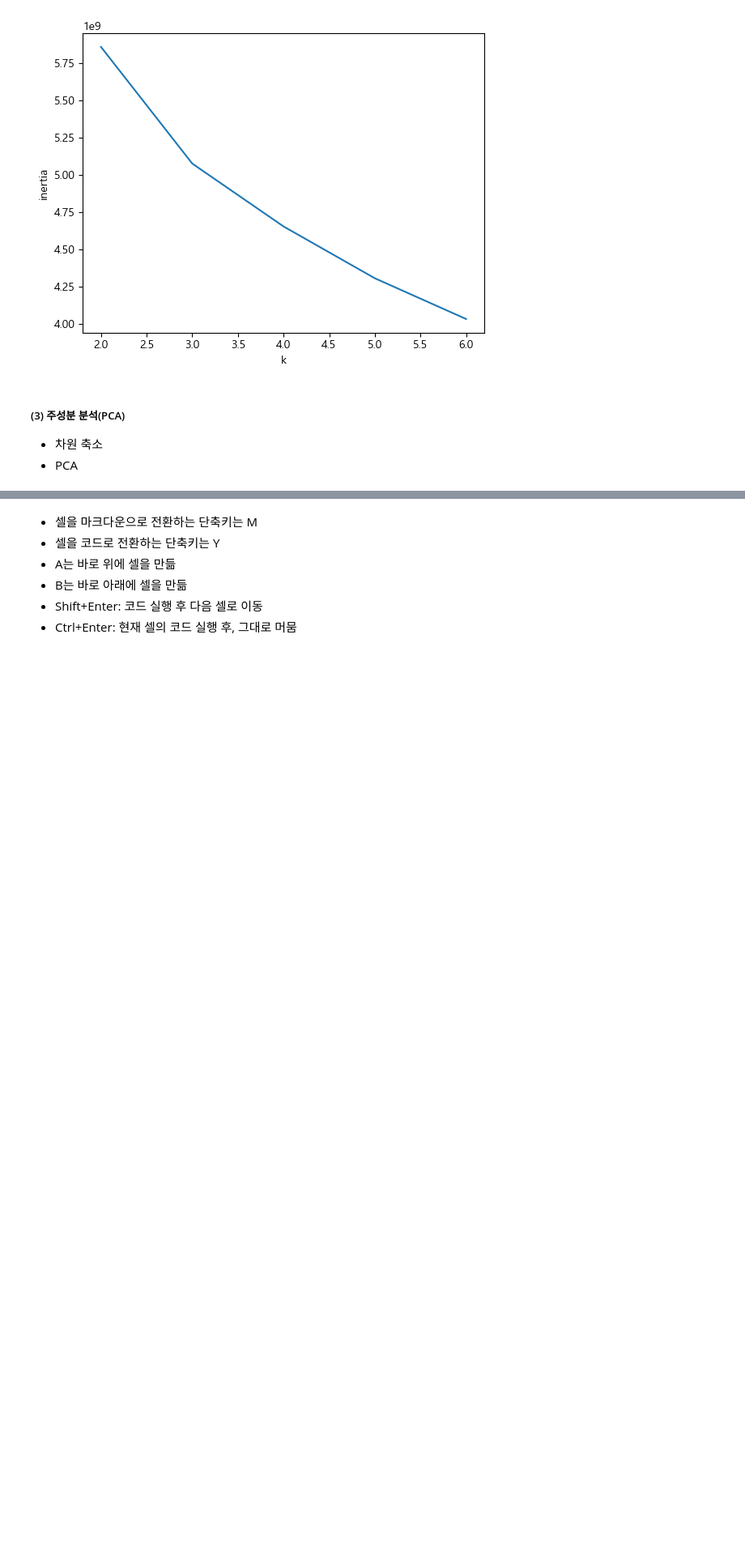
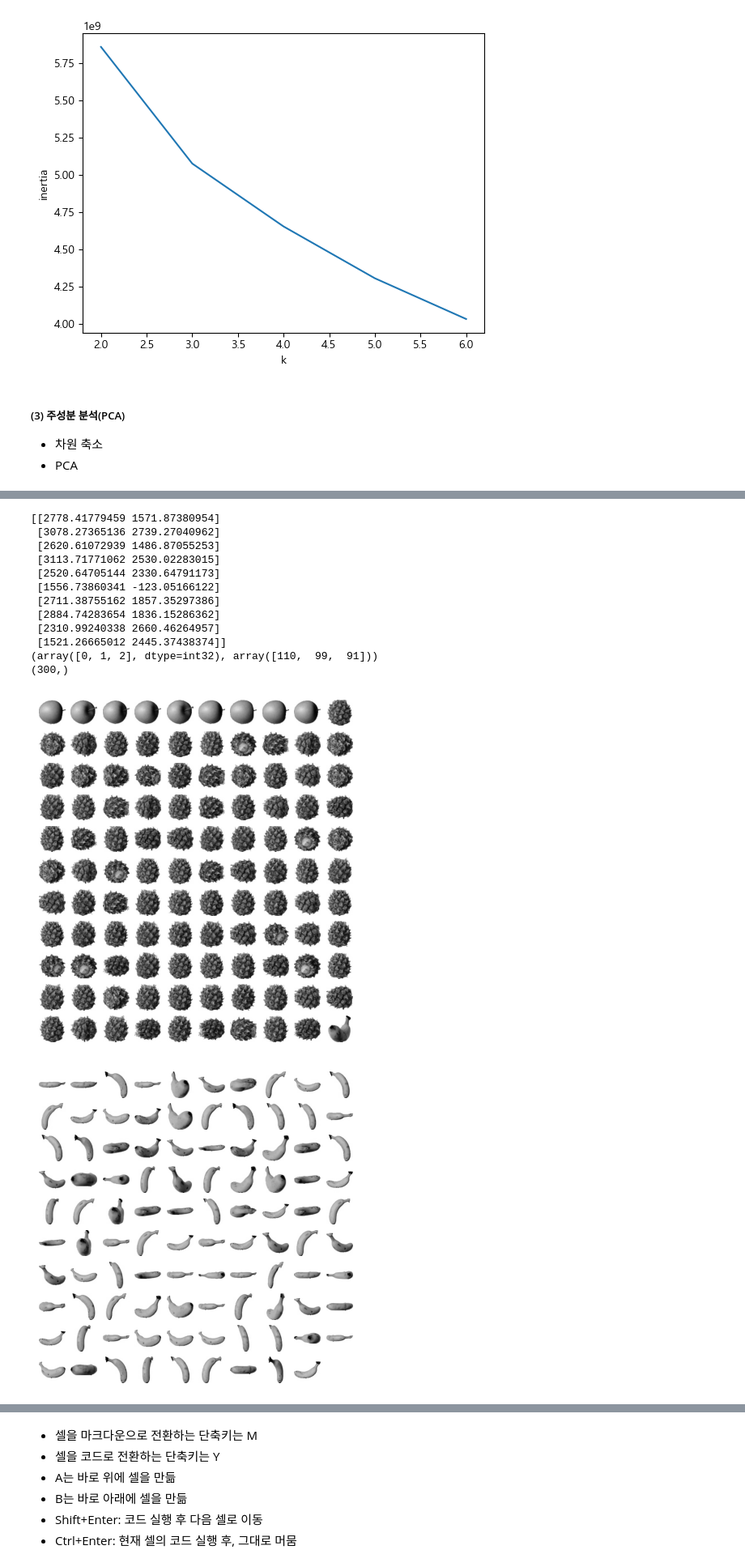
Before and after one commit to yccho1004/pythonBasic, a Jupyter notebook: HonGong-ML-DL_py/basics.ipynb, the cells around one changed output, grey strips where cells are left out. Shown at 81% size. Saved outputs shown, nothing was run; the diff lists cells and outputs as text; code cells hidden in the pictures; blank space fills up the shorter version.

```diff
--- a/HonGong-ML-DL_py/basics.ipynb
+++ b/HonGong-ML-DL_py/basics.ipynb
@@ -1315,0 +1363,53 @@ print(pca.components_.shape)
+# %%
+#PCA로 차원을 줄인 데이터를 사용하여 지도 학습 모델을 훈련함
+#3개의 과일 사진을 분류하는 것이므로 로지스틱 회귀 모델(실제는 분류 모델임)을 사용함
+from sklearn.linear_model import LogisticRegression
+lr = LogisticRegression(max_iter=1000)
+
+#타깃이 있어야 하므로 수동으로 타깃 배열을 만듦
+target = np.array([0]*100+[1]*100+[2]*100) #0, 1, 2가 각 100개인 1차원 리스트가 생성됨
+
+#로지스틱 회귀 모델의 성능 검증을 위해 교차 검증 사용(원본 데이터 사용)
+from sklearn.model_selection import cross_validate
+scores = cross_validate(lr, fruits_2d, target)
+print(np.mean(scores['test_score']))
+print(np.mean(scores['fit_time'])) #각 교차 검증 폴드의 훈련 시간
+
+#로지스틱 회귀 모델의 성능 검증을 위해 교차 검증 사용(PCA 데이터 사용)
+scores = cross_validate(lr, fruits_pca, target)
+print(np.mean(scores['test_score']))
+print(np.mean(scores['fit_time'])) #각 교차 검증 폴드의 훈련 시간
+
+#PCA 클래스의 n_components 매개변수로는 주성분 개수 지정 또는 '설명된 분산' 비율(0~1)을 입력할 수 있음
+pca = PCA(n_components=0.5) #분산 비율이 50%(원본 데이터의 분산을 50%로 표현하도록 주성분 수로 분석함)
+pca.fit(fruits_2d) #원본 데이터 분석
+print(pca.n_components_) #이 속성은 찾은 주성분 개수가 저장되어 있음
+
+#이 모델(주성분 2개)로 원본 데이터의 특성(픽셀수)을 줄임->차원 축소: transform() 함수 사용
+fruits_pca = pca.transform(fruits_2d)
+print(fruits_pca.shape)
+
+#차원 축소된 데이터를 사용한 교차 검증(LogisticRegression 모델 사용)
+scores = cross_validate(lr, fruits_pca, target)
+print(np.mean(scores['test_score']))
+print(np.mean(scores['fit_time']))
+
+#k-평균 알고리즘으로 클러스터 찾기
+from sklearn.cluster import KMeans
+km = KMeans(n_clusters=3, random_state=42)
+km.fit(fruits_pca) #(300,2)
+print(fruits_pca[:10])
+print(np.unique(km.labels_, return_counts=True))
+
+#과일 이미지 출력
+print(km.labels_.shape)
+for label in range(0,3):
+    draw_fruits(fruits[km.labels_==label], 0.5)
+
+#클러스터별로 첫 번째 주성분과 두 번째 주성분에 투영된 값(x,y)으로 산점도로 그리기
+for label in range(0,3):
+    data = fruits_pca[km.labels_==label]
+    plt.scatter(data[:,0], data[:,1])
+plt.legend(['apple', 'banana', 'pineapple'])
+plt.show()
+# %% [output]
@@ -1315,0 +1424,14 @@ print(pca.components_.shape)
+[[2778.41779459 1571.87380954]
+ [3078.27365136 2739.27040962]
+ [2620.61072939 1486.87055253]
+ [3113.71771062 2530.02283015]
+ [2520.64705144 2330.64791173]
+ [1556.73860341 -123.05166122]
+ [2711.38755162 1857.35297386]
+ [2884.74283654 1836.15286362]
+ [2310.99240338 2660.46264957]
+ [1521.26665012 2445.37438374]]
+(array([0, 1, 2], dtype=int32), array([110,  99,  91]))
+(300,)
+[figure, added]
+[figure, added]
```
Also changed, not shown: parts of 24 cells of this notebook, 12 other files.
